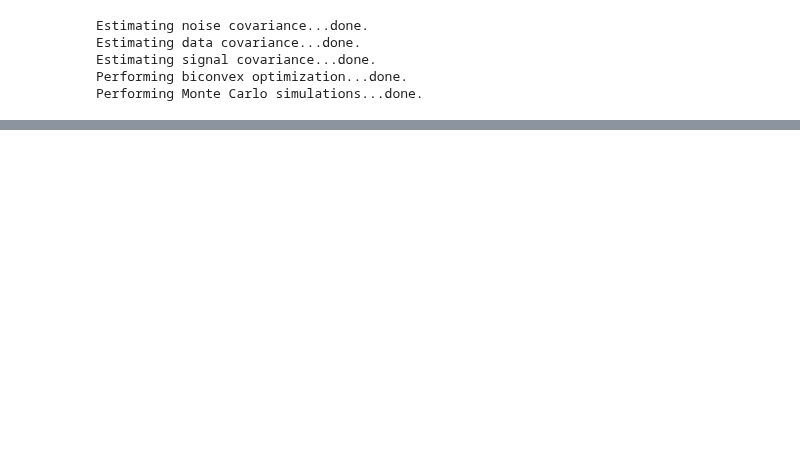
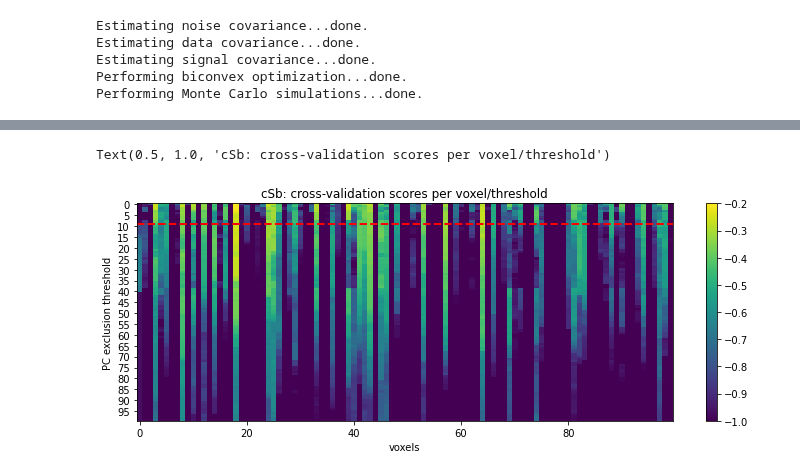
Before and after one commit to cvnlab/GSN, a Jupyter notebook: examples/example2.ipynb, the cells around one changed output, grey strips where cells are left out. Cells and saved outputs as stored; diff of their text form; code cells hidden in the pictures; blank space fills up the shorter version.

```diff
--- a/examples/example2.ipynb
+++ b/examples/example2.ipynb
@@ -304,0 +189,31 @@ for basis in ['cSb','naive PCA',]:
+# %%
+# Create a figure to visualize cross-validation scores per voxel/threshold
+plt.figure(figsize=(12, 4))
+
+# Plot the mean cross-validation scores for each threshold
+plt.imshow(cv_scores.mean(1), aspect='auto', interpolation='none', clim=(-1, -0.2))
+
+# Set y-axis ticks to display thresholds every 5 steps
+plt.yticks(np.arange(len(opt['thresholds']))[::5], np.array(opt['thresholds'])[::5])
+
+# Add a red dashed line to indicate the optimal threshold
+if opt['threshold_per'] == 'population':
+    # For population-based thresholding
+    plt.plot([-0.5, nvox + 0.5], [best_threshold.mean(), best_threshold.mean()], 'r--', linewidth=2)
+elif opt['threshold_per'] == 'unit':
+    # For unit-based thresholding
+    plt.plot(np.arange(nvox), best_threshold, 'ro-', linewidth=1)
+
+# Set plot limits for x-axis
+plt.xlim([-0.5, nvox - 0.5])
+
+# Add colorbar for the heatmap
+plt.colorbar()
+
+# Add axis labels and title
+plt.xlabel('voxels')
+plt.ylabel('PC exclusion threshold')
+plt.title(f'{basis}: cross-validation scores per voxel/threshold')
+# %% [output]
+Text(0.5, 1.0, 'cSb: cross-validation scores per voxel/threshold')
+[figure, added]
```
Also changed, not shown: parts of 25 cells of this notebook.
